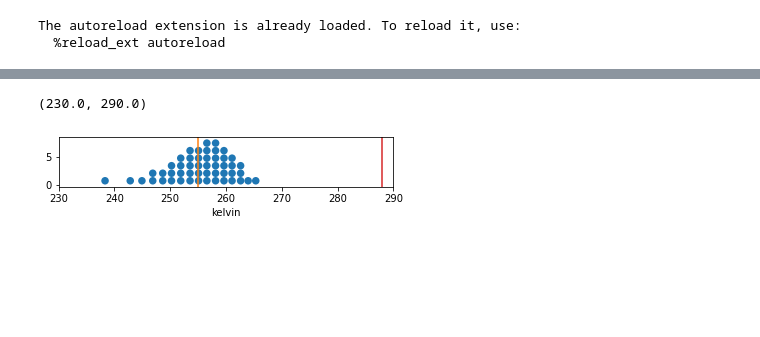
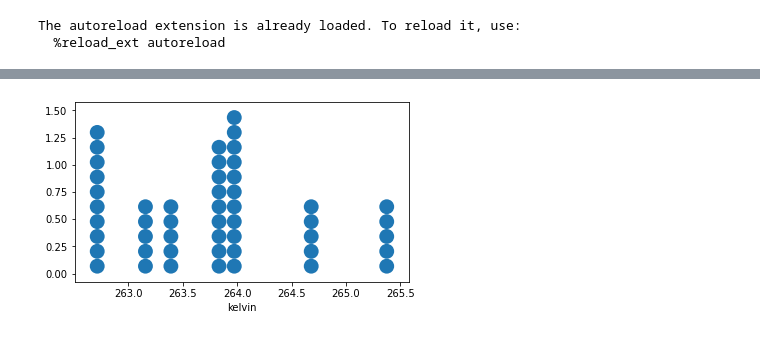
Before and after one commit to alexalemi/simplefermi, a Jupyter notebook: notebooks/earth.ipynb, the cells around one changed output, grey strips where cells are left out. Drawn from its saved outputs; the diff is of its cells as text; code cells hidden in the pictures; blank space fills up the shorter version.

```diff
--- a/notebooks/earth.ipynb
+++ b/notebooks/earth.ipynb
@@ -21,14 +21,15 @@ q
 s.u.setup_matplotlib(True)
 # %%
 albedo = s.lognormal(0.23, 0.35)
+data = np.array([0.19049301778258634, 0.20592247583568993, 0.19180015639436118, 0.1819985784419023, 0.2060740270288852, 0.17337961131791185, 0.19275784564129167, 0.1903960362817071, 0.19779151580930265, 0.20063375839041003])
+albedo = s.data(data)
 temp = (((1-albedo) * s.solar_constant / 4 / s.stefan_boltzmann)**(1/4)).to_base_units()
 # %%
 fig, axs = dp.dotplot(temp.magnitude, log=False)
 #axs.xaxis.set_units(temp.units)
 axs.set_xlabel(temp.units);
-axs.axvline(255*s.K, color="tab:orange")
-axs.axvline(288*s.K, color="tab:red")
-axs.set_xlim((230, 290))
+#axs.axvline(255*s.K, color="tab:blue")
+#axs.axvline(288*s.K, color="tab:red")
+#axs.set_xlim((230, 290))
 # %% [output]
-(230.0, 290.0)
-[figure, old version]
+[figure, new version]
```
Also changed, not shown: parts of 5 cells of this notebook, 2 other files.
